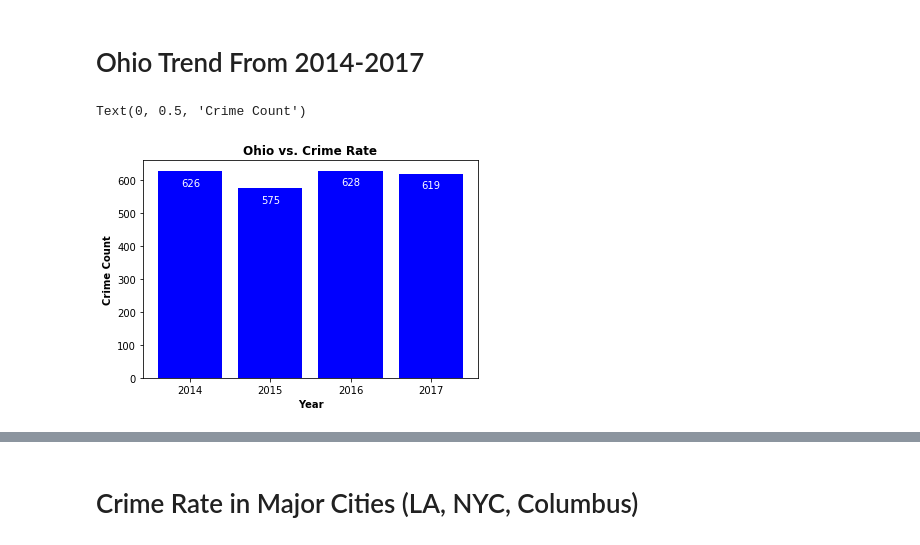
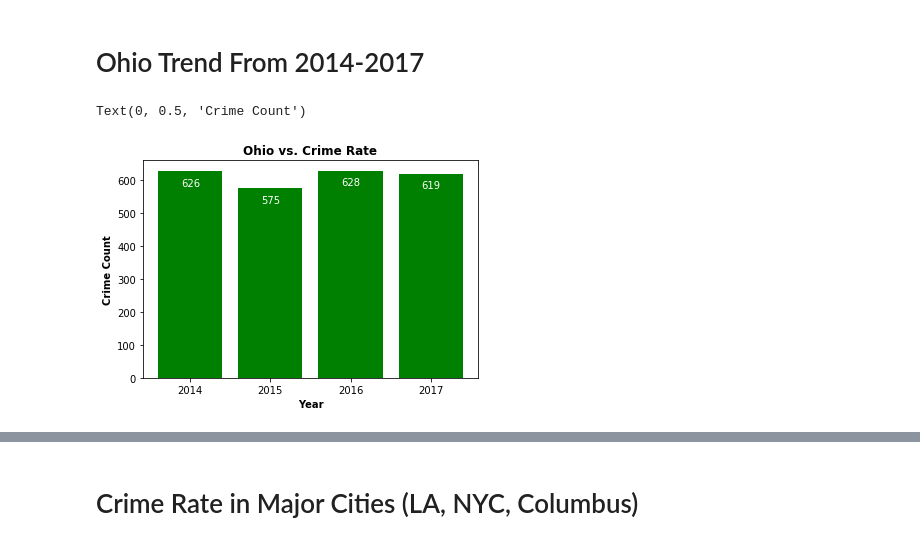
Before and after one commit to financialinvestigator01/Project_Teamwork, a Jupyter notebook: PM copy.ipynb, the cells around one changed output, grey strips where cells are left out. Drawn from its saved outputs; the diff is of its cells as text; code cells hidden in the pictures.

```diff
--- a/PM copy.ipynb
+++ b/PM copy.ipynb
@@ -432,32 +434,32 @@ crime_count_2014_3 = crime_count_2014_3.reset_index()
 
 ########################################## Graph ####################################################
 
 #set the x axis
 years = (crime_count_2014_2["Year"])
 
 #set the y axis
 crime = (crime_count_2014_2["Total Offender Count"])
 
 #plot the line graph for Ohio
 
-bar_chart = plt.bar(years, crime, color="b", align="center")
+bar_chart = plt.bar(years, crime, color="g", align="center")
 
 #set tick locations
 plt.xticks(np.arange(min(years), max(years+1), 1.0))
 
 def label_function(labels):
     for label in labels:
         height = label.get_height()
         label_position = height - 50
         plt.text(label.get_x() + label.get_width()/2., label_position,
                  height, color='white', ha='center', va='bottom')
 
 label_function(bar_chart)
 
 #set labels
 plt.title("Ohio vs. Crime Rate", fontweight = "bold")
 plt.xlabel("Year", fontweight = "bold")
 plt.ylabel("Crime Count", fontweight = "bold")
 # %% [output]
 Text(0, 0.5, 'Crime Count')
-[figure, old version]
+[figure, new version]
```
Also changed, not shown: parts of 6 cells of this notebook, 17 other files.
